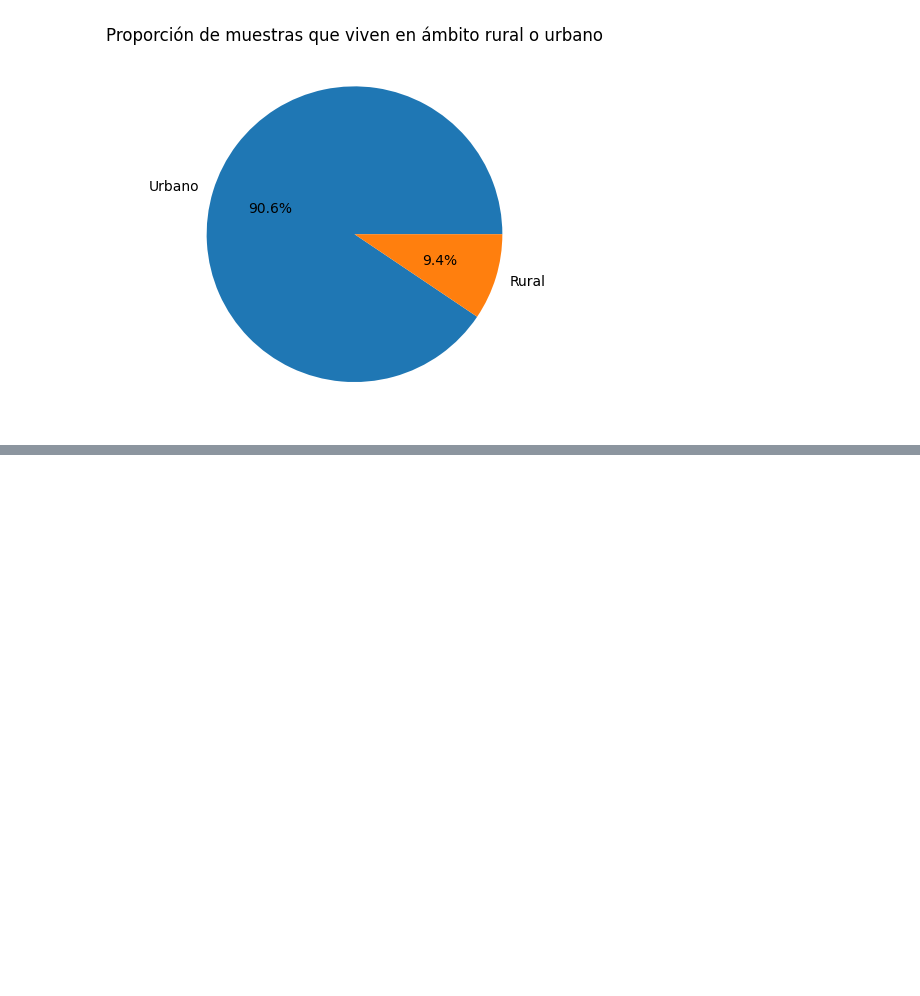
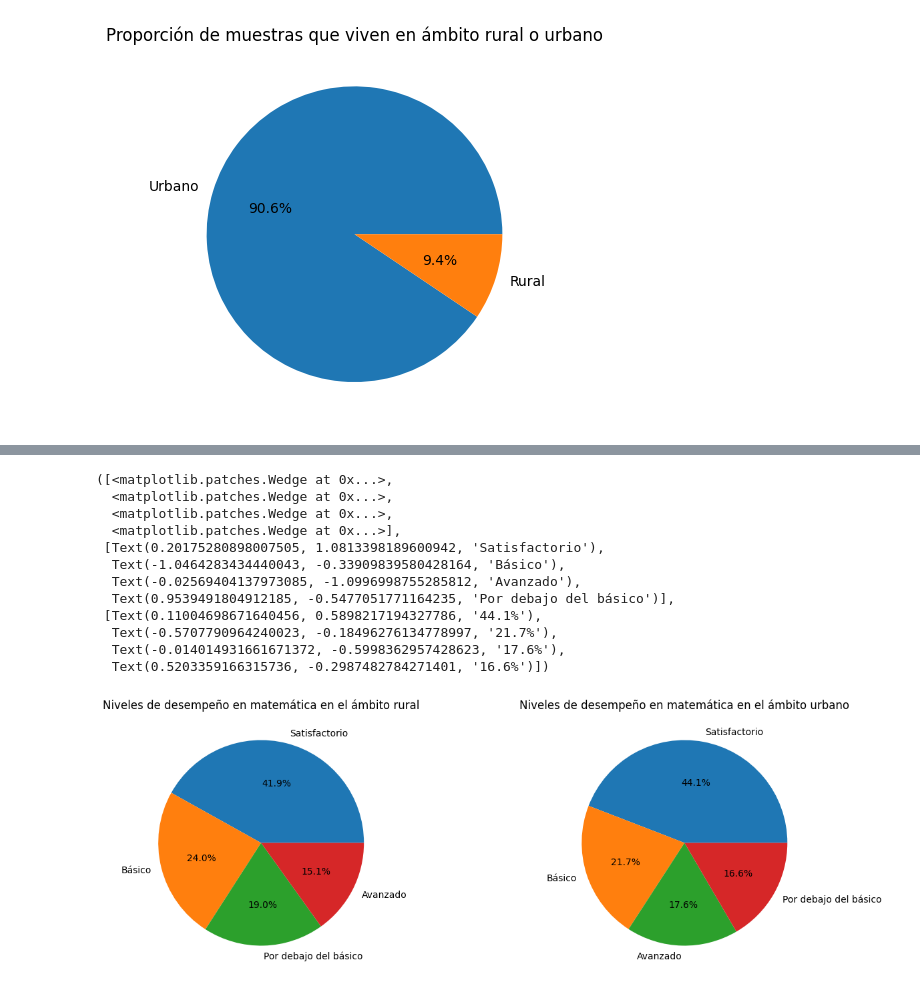
Before and after one commit to alerodriguez01/tp1-cs-datos, a Jupyter notebook: tp1-cs-datos.ipynb, the cells around one changed output, grey strips where cells are left out. Cells and saved outputs as stored; diff of their text form; code cells hidden in the pictures; blank space fills up the shorter version.

```diff
--- a/tp1-cs-datos.ipynb
+++ b/tp1-cs-datos.ipynb
@@ -188,0 +196,8 @@ Text(0.5, 1.0, 'Proporción de muestras que viven en ámbito rural o urbano')
+# %%
+# Limpiar valores " " y pasar a numero ("mdesemp")
+filtro_vacio = df_estudiantes["mdesemp"] != " "
+
+desemp_unique = df_estudiantes[filtro_vacio]
+desemp_unique["mdesemp"] = desemp_unique["mdesemp"].astype(int)
+
+desemp_unique["mdesemp"].unique()
@@ -188,0 +211,4 @@ Text(0.5, 1.0, 'Proporción de muestras que viven en ámbito rural o urbano')
+# %%
+# Agrupar por ambito
+desemp_ambito = desemp_unique.groupby("ambito")
+desemp_ambito["mdesemp"].value_counts()
@@ -188,0 +226,25 @@ Text(0.5, 1.0, 'Proporción de muestras que viven en ámbito rural o urbano')
+# %%
+fig, ax = plt.subplots(1,2, figsize=(15, 5))
+
+# Rural
+labels = ["Satisfactorio", "Básico", "Por debajo del básico", "Avanzado"]
+ax[0].set_title("Niveles de desempeño en matemática en el ámbito rural")
+ax[0].pie(desemp_ambito["mdesemp"].get_group(1).value_counts(), labels=labels, autopct='%1.1f%%')
+# Urbano
+labels = ["Satisfactorio", "Básico", "Avanzado", "Por debajo del básico"]
+ax[1].set_title("Niveles de desempeño en matemática en el ámbito urbano")
+ax[1].pie(desemp_ambito["mdesemp"].get_group(2).value_counts(), labels=labels, autopct='%1.1f%%')
+# %% [output]
+([<matplotlib.patches.Wedge at 0x...>,
+  <matplotlib.patches.Wedge at 0x...>,
+  <matplotlib.patches.Wedge at 0x...>,
+  <matplotlib.patches.Wedge at 0x...>],
+ [Text(0.20175280898007505, 1.0813398189600942, 'Satisfactorio'),
+  Text(-1.0464283434440043, -0.33909839580428164, 'Básico'),
+  Text(-0.02569404137973085, -1.0996998755285812, 'Avanzado'),
+  Text(0.9539491804912185, -0.5477051771164235, 'Por debajo del básico')],
+ [Text(0.11004698671640456, 0.5898217194327786, '44.1%'),
+  Text(-0.5707790964240023, -0.18496276134778997, '21.7%'),
+  Text(-0.014014931661671372, -0.5998362957428623, '17.6%'),
+  Text(0.5203359166315736, -0.2987482784271401, '16.6%')])
+[figure, added]
```
Also changed, not shown: parts of 4 cells of this notebook.
